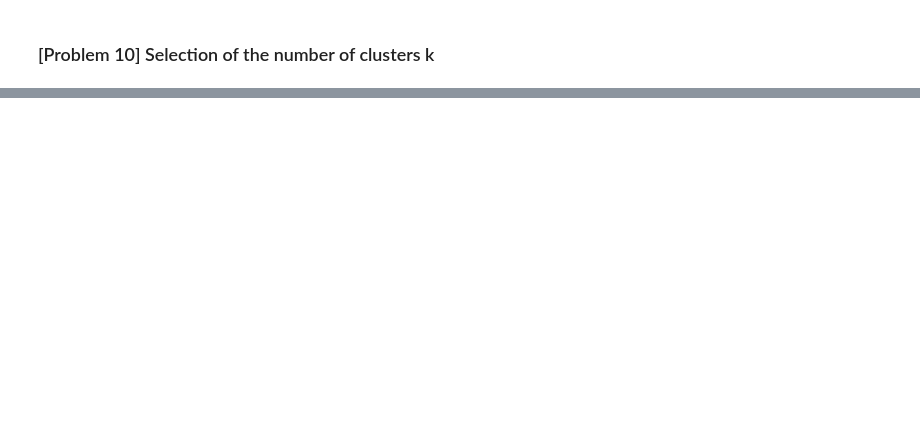
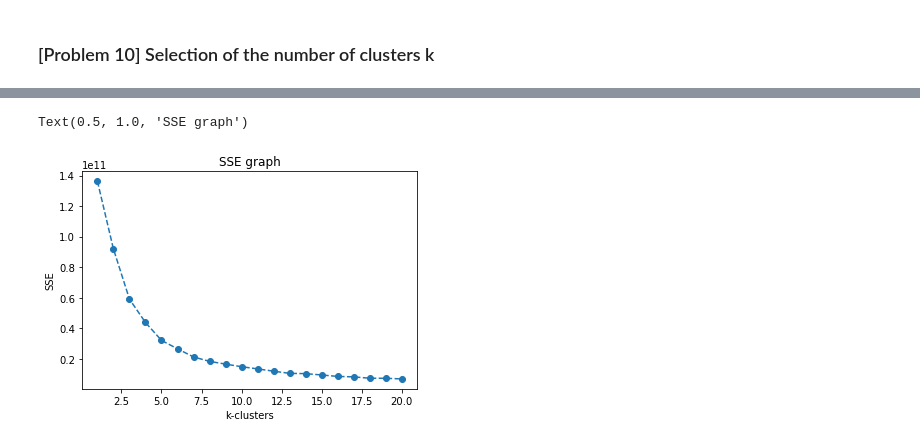
Before and after one commit to goriummaximum/diveintocode-ml, a Jupyter notebook: Sprints/sprint7-clustering/clustering-scratch.ipynb, the cells around one changed output, grey strips where cells are left out. Saved outputs shown, nothing was run; the diff lists cells and outputs as text; code cells hidden in the pictures; blank space fills up the shorter version.

```diff
--- a/Sprints/sprint7-clustering/clustering-scratch.ipynb
+++ b/Sprints/sprint7-clustering/clustering-scratch.ipynb
@@ -261,5 +257,8 @@ KeyboardInterrupt:
 # %%
-plt.scatter(k_list, SSE_list)
+plt.plot(k_list, SSE_list, 'o--')
 plt.xlabel("k-clusters")
 plt.ylabel("SSE")
 plt.title("SSE graph")
+# %% [output]
+Text(0.5, 1.0, 'SSE graph')
+[figure, added]
```
Also changed, not shown: parts of 27 cells of this notebook.
